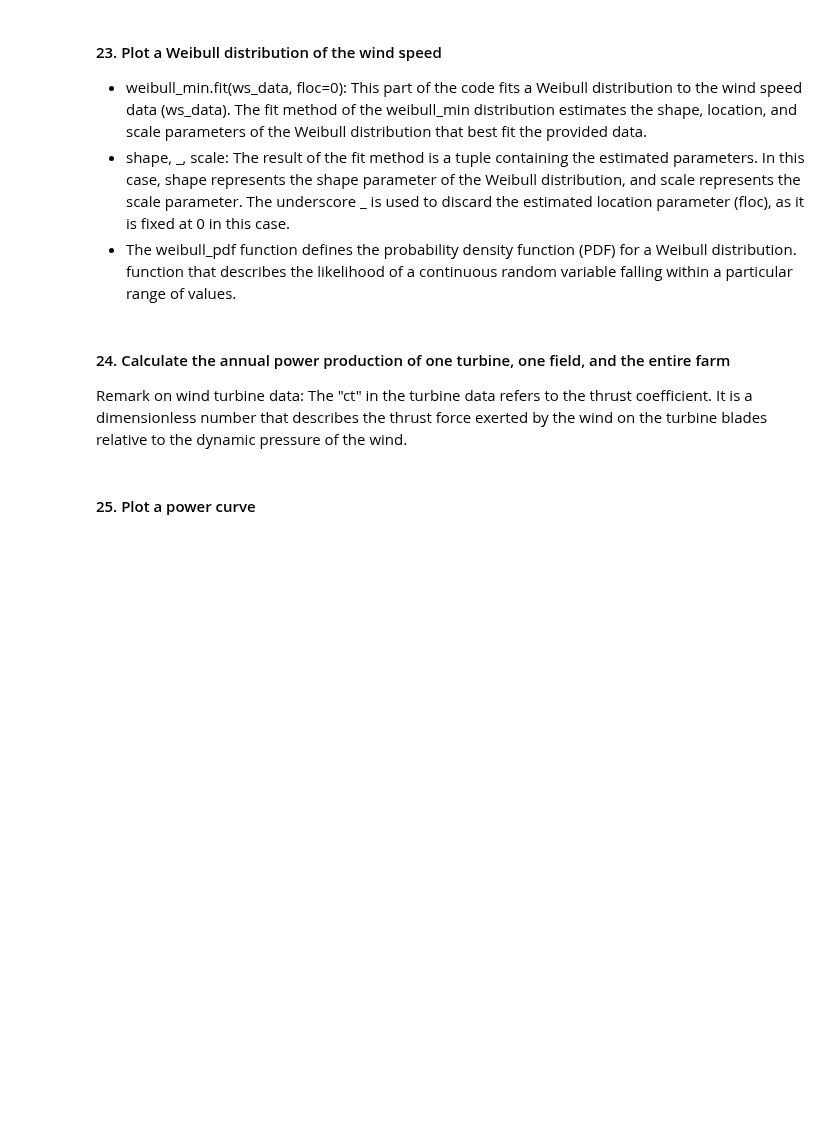
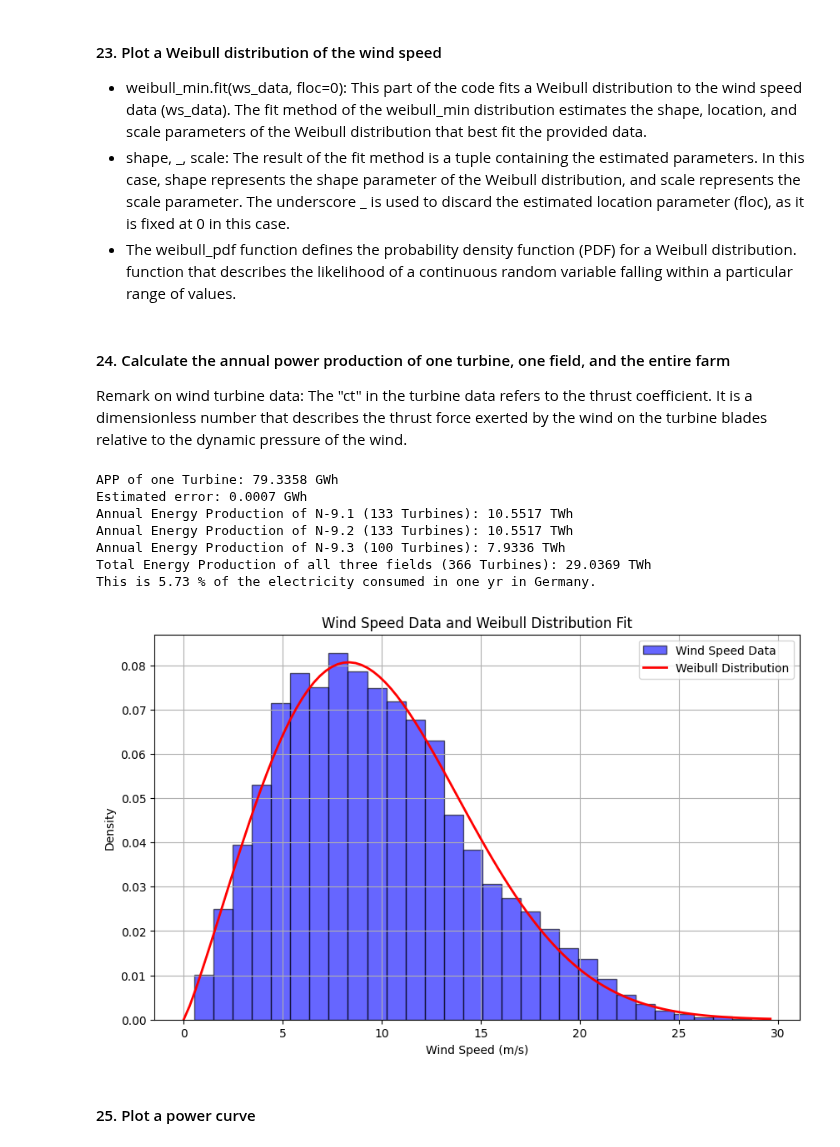
Before and after one commit to boujuan/StudentProject-Yield-Predictions-Offshore, a Jupyter notebook: 03_Short_Term_Wind_Climate.ipynb, the cells around one changed output. Drawn from its saved outputs; the diff is of its cells as text; code cells hidden in the pictures; blank space fills up the shorter version.

```diff
--- a/03_Short_Term_Wind_Climate.ipynb
+++ b/03_Short_Term_Wind_Climate.ipynb
@@ -284,6 +238,7 @@ def plot_weibull_fit(ws, title):
 
 Remark on wind turbine data: The "ct" in the turbine data refers to the thrust coefficient. It is a dimensionless number that describes the thrust force exerted by the wind on the turbine blades relative to the dynamic pressure of the wind.
 # %%
+from scipy.interpolate import interp1d
 # Constants
 T = 8760  # total hours/year [h]
 rho = 1.225  # air density [kg/m^3]
@@ -291,10 +246,8 @@ D = 240  # rotor diameter [m]
 A = np.pi * (D / 2)**2  # swept area [m^2]
 
 # Load data
-# Replace 'df_interpol_height' with the actual variable name for your measured wind speed data
-# Assuming 'ws6_150m' is a column in 'df_interpol_height' DataFrame
 windspeed_data = df_interpol_height['ws6_150m']
-power_curve_data = pd.read_csv(turbine_power_curve_path)
+power_output = pd.read_csv(turbine_power_curve_path)
 
 def cut_in_windspeed(power_curve_data):
     return power_curve_data.loc[power_curve_data['P'] > 0, 'ws'].min()
@@ -302,8 +255,12 @@ def cut_in_windspeed(power_curve_data):
 def cut_out_windspeed(power_curve_data):
     return power_curve_data.loc[power_curve_data['P'] > 0, 'ws'].max()
 
-def power_curve_interpolated(power_curve_data):
-    return interpolate.interp1d(power_curve_data['ws'], power_curve_data['P'], fill_value="extrapolate")
+
+def calculate_power_coefficient(windspeed_data, power_windspeeds, power_output):
+    linear_interpolator = interp1d(power_windspeeds, power_output, kind='linear', fill_value="extrapolate")
+    interpolated_powers = [linear_interpolator(ws) for ws in windspeed_data]
+    c_p = (interpolated_powers)/(0.5*rho*A*windspeed_data**3)
+    return c_p
 
 def calculate_weibull_fit(windspeed_data):
     shape, _, scale = weibull_min.fit(windspeed_data, floc=0)  # floc=0 => location parameter defaults to 0
@@ -312,41 +269,64 @@ def calculate_weibull_fit(windspeed_data):
 def weibull_pdf(ws, shape, scale):
     return weibull_min.pdf(ws, shape, loc=0, scale=scale)
 
-def integrand(U, shape, scale, power_curve_func):
-    P = power_curve_func(U)  # Use interpolated power curve values
-    return P * weibull_pdf(U, shape, scale)
+def integrand(ws, shape, scale, power_curve_func):
+    P = power_curve_func(ws)  # Use interpolated power curve values
+    return P * weibull_pdf(ws, shape, scale)
 
 def calculate_APP(shape, scale, power_curve_func, cut_in_ws, cut_out_ws):
     APP, error = integrate.quad(integrand, cut_in_ws, cut_out_ws, args=(shape, scale, power_curve_func), limit=100, epsabs=1e-05, epsrel=1e-05)
     return APP * T, error * T  # Multiply by total hours per year to get AEP
 
 # Process data
-cut_in_ws = cut_in_windspeed(power_curve_data)
-cut_out_ws = cut_out_windspeed(power_curve_data)
-power_curve_func = power_curve_interpolated(power_curve_data)
+cut_in_ws = cut_in_windspeed(power_output)
+cut_out_ws = cut_out_windspeed(power_output)
+#power_curve_func = power_curve_interpolated(power_curve_data)
 shape, scale = calculate_weibull_fit(windspeed_data)
 
 # Calculate APP (Annual Power Production)
 APP, error = calculate_APP(shape, scale, power_curve_func, cut_in_ws, cut_out_ws)
 print(f"APP of one Turbine: {APP / 1e6:.4f} GWh")  # Convert to MWh for readability
 print(f"Estimated error: {error / 1e6:.4f} GWh")
 
 turbines_area_of_interest_path = 'data/turbine-info/coordinates/area_of_interest/'
 base_path = turbines_area_of_interest_path
 file_N9_1 = f'{base_path}\layout-N-9.1.geom.csv'
 file_N9_2 = f'{base_path}\layout-N-9.2.geom.csv'
 file_N9_3 = f'{base_path}\layout-N-9.3.geom.csv'
 
 # Load the data
 data_N9_1 = pd.read_csv(file_N9_1)
 data_N9_2 = pd.read_csv(file_N9_2)
 data_N9_3 = pd.read_csv(file_N9_3)
 
 print(f"Annual Energy Production of N-9.1 (133 Turbines): {((APP/1e9) * len(data_N9_1)):.4f} TWh")
 print(f"Annual Energy Production of N-9.2 (133 Turbines): {((APP/1e9) * len(data_N9_2)):.4f} TWh")
 print(f"Annual Energy Production of N-9.3 (100 Turbines): {((APP/1e9) * len(data_N9_3)):.4f} TWh")
 print(f"Total Energy Production of all three fields (366 Turbines): {((APP/1e9) *366):.4f} TWh ")
 print(f"This is {((((APP/1e9) *366)/507)*100):.2f} % of the electricity consumed in one yr in Germany.")
+
+# Plotting the Weibull distribution and wind speed data
+plt.figure(figsize=(10, 6))
+ws_range = np.linspace(0, max(windspeed_data), 100)
+weibull_pdf_values = weibull_pdf(ws_range, shape, scale)
+
+plt.hist(windspeed_data, bins=30, density=True, alpha=0.6, color='blue', edgecolor='black', label='Wind Speed Data')
+plt.plot(ws_range, weibull_pdf_values, 'r-', lw=2, label='Weibull Distribution')
+plt.xlabel('Wind Speed (m/s)')
+plt.ylabel('Density')
+plt.title('Wind Speed Data and Weibull Distribution Fit')
+plt.legend()
+plt.grid(True)
+plt.show()
+# %% [output]
+APP of one Turbine: 79.3358 GWh
+Estimated error: 0.0007 GWh
+Annual Energy Production of N-9.1 (133 Turbines): 10.5517 TWh
+Annual Energy Production of N-9.2 (133 Turbines): 10.5517 TWh
+Annual Energy Production of N-9.3 (100 Turbines): 7.9336 TWh
+Total Energy Production of all three fields (366 Turbines): 29.0369 TWh
+This is 5.73 % of the electricity consumed in one yr in Germany.
+[figure, added]
 # %% [markdown]
 #### 25. Plot a power curve
 # %%
```
Also changed, not shown: parts of 20 cells of this notebook, 6 other files.
